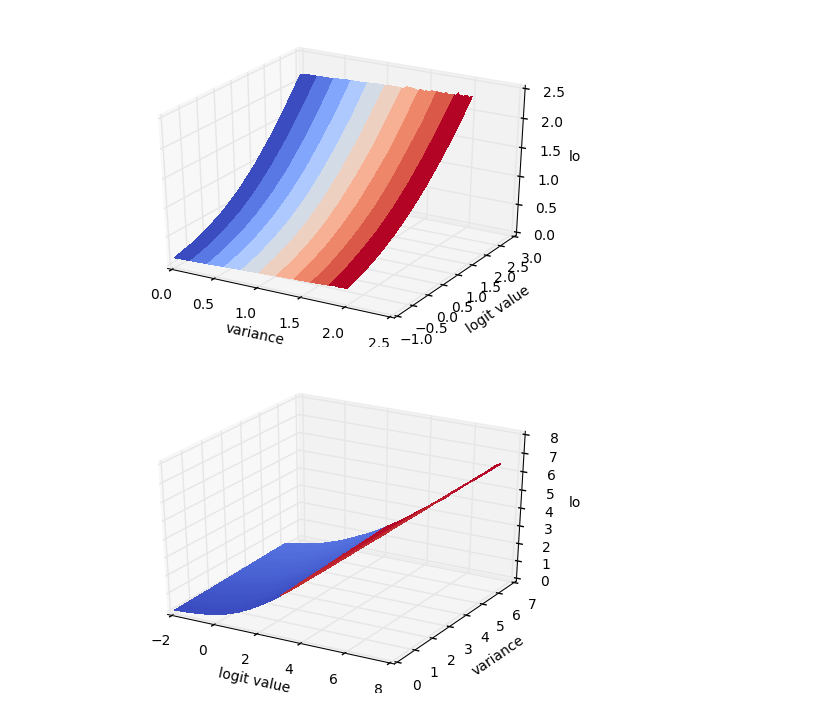
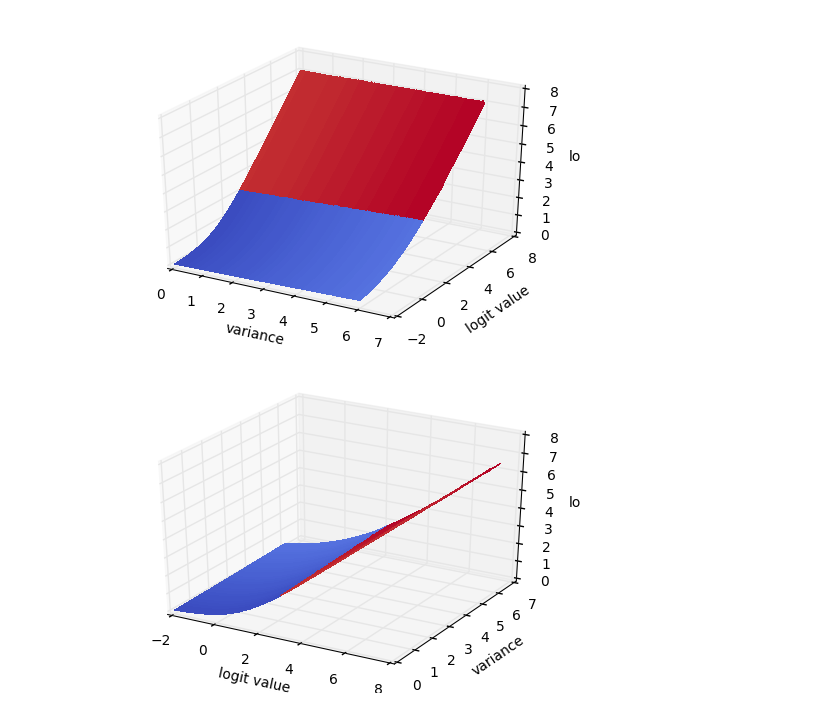
Before and after one commit to kyle-dorman/bayesian-neural-network-blogpost, a Jupyter notebook: analyze_aleatoric_uncertainty.ipynb, the cells around one changed output. Cells and saved outputs as stored; diff of their text form; code cells hidden in the pictures.

```diff
--- a/analyze_aleatoric_uncertainty.ipynb
+++ b/analyze_aleatoric_uncertainty.ipynb
@@ -43,10 +45,6 @@ def gaussian_categorical_crossentropy(true, pred, dist):
   def map_fn(i):
     return K.categorical_crossentropy(pred + dist.sample(1), true, from_logits=True)
   return map_fn
-# %%
-true = None #np.hstack((np.ones((5, 1)), np.zeros((5, 1))))
-pred_var = None #np.hstack((np.ones((5, 1)), np.zeros((5, 1)), np.ones((5, 1))))
-# bayesian_categorical_crossentropy(10, 2)(true, pred_var)
 # %%
 def loss_matrix(min_x=-4, max_x=4, min_y=0, max_y=100):
   loss_fn = bayesian_categorical_crossentropy(10000, 2)
@@ -73,16 +71,16 @@ def loss_matrix(min_x=-4, max_x=4, min_y=0, max_y=100):
   return (X, Y, Z)
 # %%
 from mpl_toolkits.mplot3d import Axes3D
-X, Y, Z = loss_matrix()
+X, Y, Z = loss_matrix(min_x=-6, max_x=14, max_y=300)
 fig = plt.figure()
 ax = fig.add_subplot(111, projection='3d')
 ax.plot_surface(Y, X, Z, cmap=plt.cm.coolwarm, linewidth=0, antialiased=False)
 ax.set_xlabel('variance')
 ax.set_ylabel('logit value')
 ax.set_zlabel('loss')
 plt.show()
 # %% [output]
-[figure, old version]
+[figure, new version]
 # %%
 from mpl_toolkits.mplot3d import Axes3D
 X, Y, Z = loss_matrix(min_x=-6, max_x=14, max_y=300)
```
Also changed, not shown: parts of 8 cells of this notebook, 12 other files.
